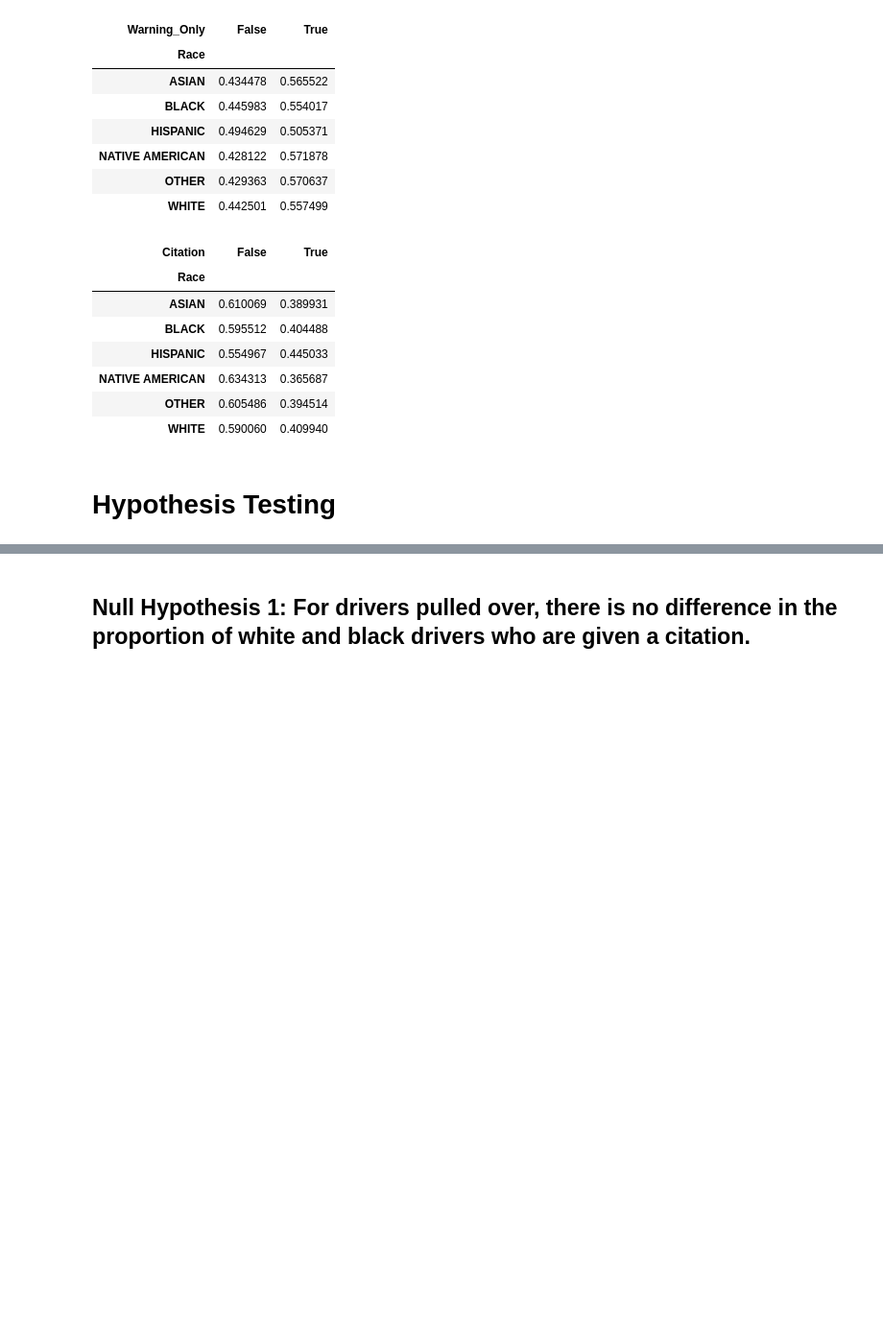
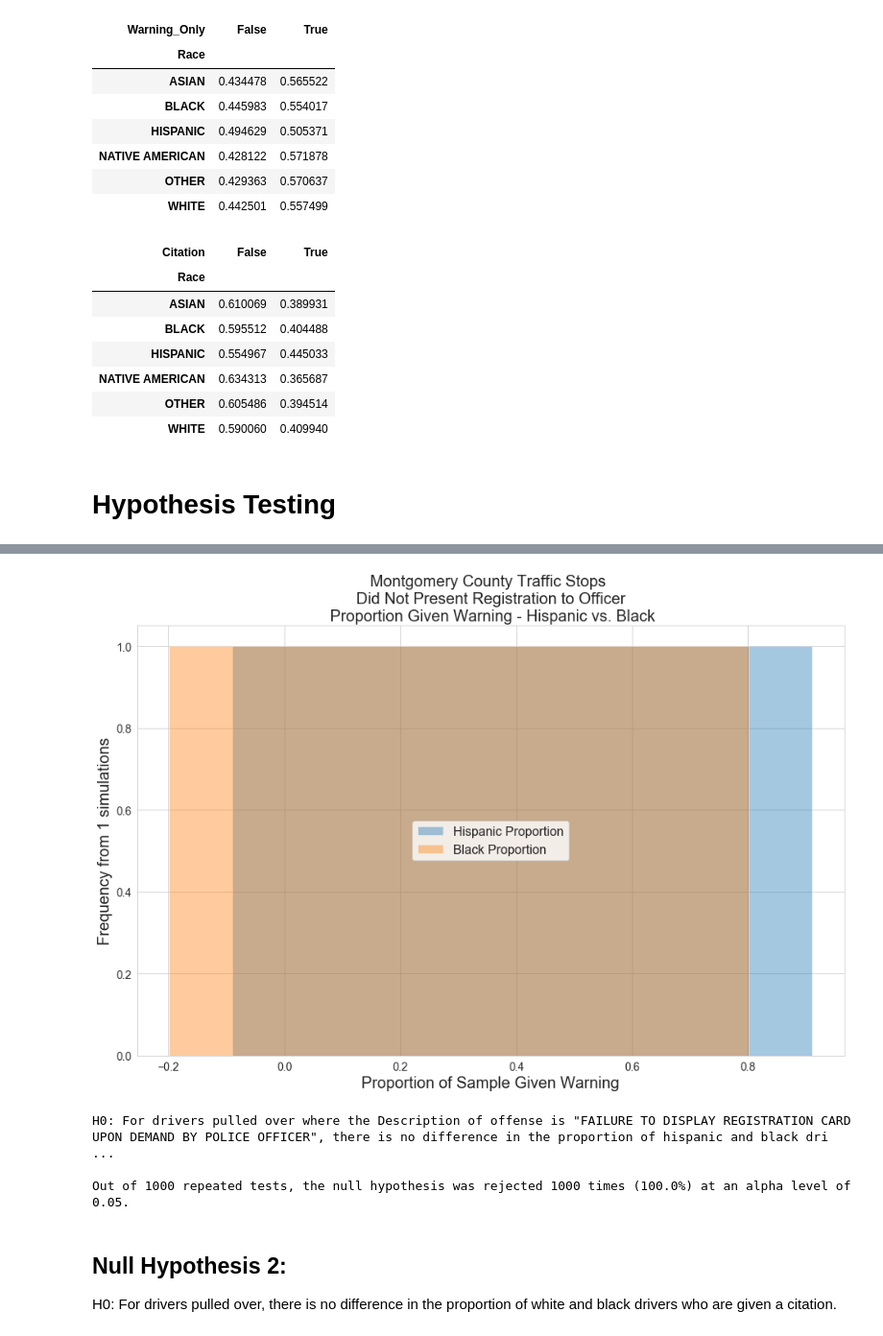
Before and after one commit to mguptaphd/Module3_Project, a Jupyter notebook: Module3_Project.ipynb, the cells around one changed output, grey strips where cells are left out. Shown: that part at 96% size. Saved outputs shown, nothing was run; the diff lists cells and outputs as text; code cells hidden in the pictures; blank space fills up the shorter version.

```diff
--- a/Module3_Project.ipynb
+++ b/Module3_Project.ipynb
@@ -169,5 +160,69 @@ pd.crosstab(violtype_df['Race'], violtype_df['Citation']).apply(lambda r: r/r.su
+# %%
+# 2 prop z-test on white versus black warnings
+
+from statsmodels.stats.proportion import proportions_ztest
+
+
+n_sim = 1000
+
+mu_hispanic_list = []
+mu_black_list = []
+h1_z_list = []
+h1_p_list = []
+
+for i in range(n_sim):
+    n_sample = 5000
+
+
+    descrip = "FAILURE TO DISPLAY REGISTRATION CARD UPON DEMAND BY POLICE OFFICER"
+
+    df_hispanic = sample_from_traffic_3(n_sample, conn, filters={'race':'HISPANIC', 'Description':descrip}, show_SQL=False)
+    df_black = sample_from_traffic_3(n_sample, conn, filters={'race':'BLACK', 'Description':descrip}, show_SQL=False)
+
+    hispanic_cited = sum((df_hispanic['Violation Type'].str.contains('Warning')) & (df_hispanic['Violation Type'].str.contains('Citation')==False))
+    black_cited = sum((df_black['Violation Type'].str.contains('Warning')) & (df_hispanic['Violation Type'].str.contains('Citation')==False))
+
+    mu_hispanic_list.append(hispanic_cited / n_sample)
+    mu_black_list.append(black_cited / n_sample)
+
+    count = np.array([hispanic_cited, black_cited])
+    nobs = np.array([n_sample, n_sample])
+    z,p = proportions_ztest(count, nobs, value=0, alternative='two-sided')
+    h1_z_list.append(z)
+    h1_p_list.append(p)
+
+
+
+fig = plt.figure(figsize=(16,10))
+
+
+sns.distplot(mu_hispanic_list, label="Hispanic Proportion")
+sns.distplot(mu_black_list, label="Black Proportion")
+plt.title('Montgomery County Traffic Stops \n Did Not Present Registration to Officer \n Proportion Given Warning - Hispanic vs. Black', fontsize=20)
+
+
+
+plt.xlabel('Proportion of Sample Given Warning', fontsize=20)
+plt.ylabel('Frequency from {} simulations'.format(n_sim), fontsize=20)
+
+
+plt.xticks(fontsize=14)
+plt.yticks(fontsize=14)
+
+plt.legend(fontsize=16, loc=10);
+# %% [output]
+[figure, added]
+# %%
+null_hyp_1 = """For drivers pulled over where the Description of offense is "FAILURE TO DISPLAY REGISTRATION CARD UPON DEMAND BY POLICE OFFICER", there is no difference in the proportion of hispanic and black drivers who are given only a warning."""
+
+print_test_results(h1_p_list, null_hyp_1)
+# %% [output]
+H0: For drivers pulled over where the Description of offense is "FAILURE TO DISPLAY REGISTRATION CARD UPON DEMAND BY POLICE OFFICER", there is no difference in the proportion of hispanic and black dri ...
+
+Out of 1000 repeated tests, the null hypothesis was rejected 1000 times (100.0%) at an alpha level of 0.05.
 # %% [markdown]
-## Null Hypothesis 1: For drivers pulled over, there is no difference in the proportion of white and black drivers who are given a citation.
+## Null Hypothesis 2:
+H0: For drivers pulled over, there is no difference in the proportion of white and black drivers who are given a citation.
 # %%
 # 2 prop z-test on white versus black citations
 
```
Also changed, not shown: parts of 19 cells of this notebook.
